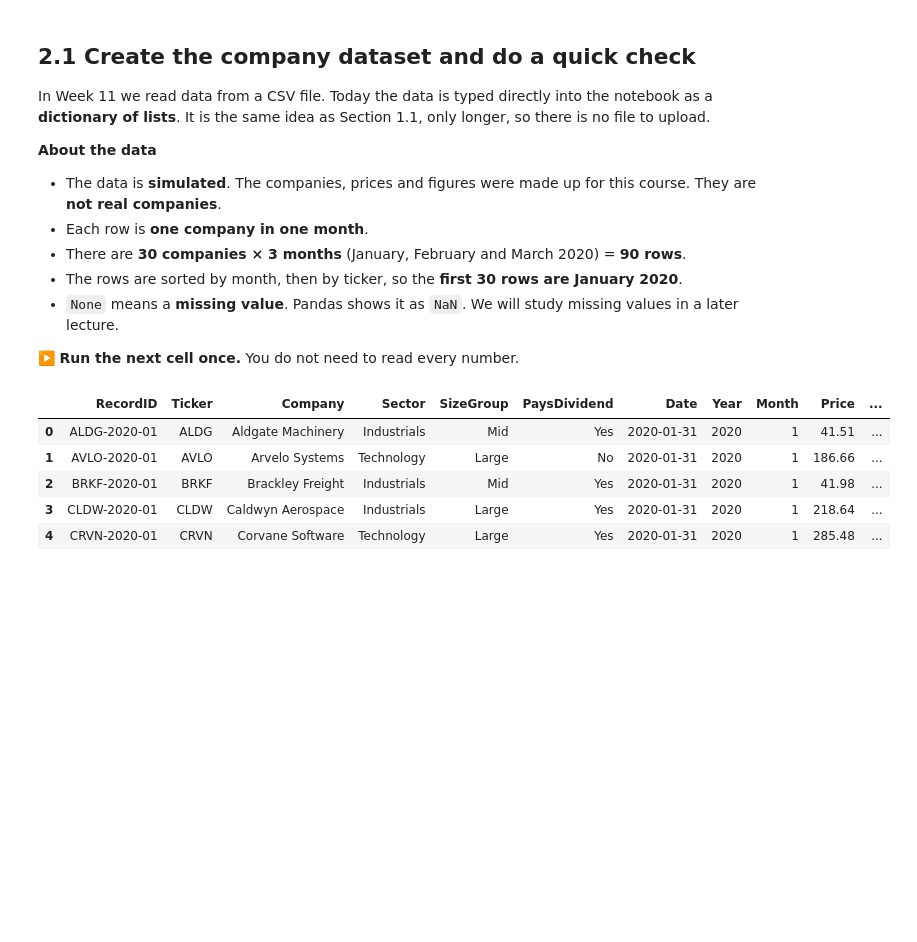
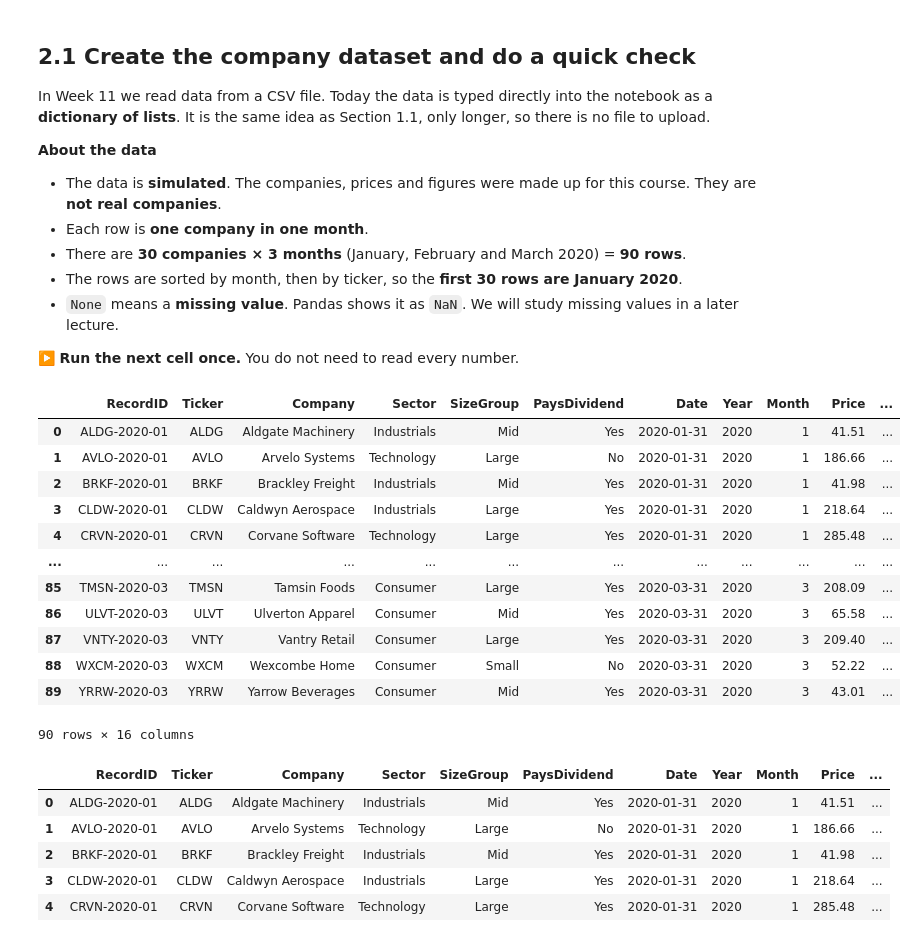
Before and after one commit to clearmindlearn/FIN5780-Fall-2026, a Jupyter notebook: Python-Code/Managing-Data-Panda/data-panda1.ipynb, the cells around one changed output. Drawn from its saved outputs; the diff is of its cells as text; code cells hidden in the pictures; blank space fills up the shorter version.

```diff
--- a/Python-Code/Managing-Data-Panda/data-panda1.ipynb
+++ b/Python-Code/Managing-Data-Panda/data-panda1.ipynb
@@ -497,33 +530,48 @@ company_data = {
         # January 2020
         13.78, 207.1, 20.01, 167.71, 121.64, 68.98, -4.04, 15.58, 937.89, 5.94,
         30.23, -2.98, 0.26, 327.66, 3.92, 53.23, None, 357.07, 30.44, 3.91,
         126.5, 1.23, 5.89, 22.0, 2.84, 199.04, 28.61, 547.0, -2.26, 3.89,
         # February 2020
         6.09, 192.73, 14.68, None, 122.4, 64.83, -4.61, 18.77, 1183.24, 4.79,
         43.83, -1.8, 0.45, 374.17, 1.01, 40.3, 41.4, 337.81, 27.89, 1.95,
         119.0, 1.0, None, 13.34, 3.81, 420.84, 35.82, 286.7, -0.23, -9.78,
         # March 2020
         12.44, 165.46, 20.8, 254.95, 143.13, 80.88, -1.35, 21.56, 793.84, 3.59,
         20.39, None, 1.1, 379.56, 0.4, 61.59, 31.87, 397.15, None, 1.18,
         117.84, 3.37, 2.85, 16.37, 5.14, 498.01, 12.21, 433.81, -2.85, 12.41,
     ],
     "MarketReturn": [
         # January 2020
         -1.38, -1.38, -1.38, -1.38, -1.38, -1.38, -1.38, -1.38, -1.38, -1.38,
         -1.38, -1.38, -1.38, -1.38, -1.38, -1.38, -1.38, -1.38, -1.38, -1.38,
         -1.38, -1.38, -1.38, -1.38, -1.38, -1.38, -1.38, -1.38, -1.38, -1.38,
         # February 2020
         6.47, 6.47, 6.47, 6.47, 6.47, 6.47, 6.47, 6.47, 6.47, 6.47,
         6.47, 6.47, 6.47, 6.47, 6.47, 6.47, 6.47, 6.47, 6.47, 6.47,
         6.47, 6.47, 6.47, 6.47, 6.47, 6.47, 6.47, 6.47, 6.47, 6.47,
         # March 2020
         0.45, 0.45, 0.45, 0.45, 0.45, 0.45, 0.45, 0.45, 0.45, 0.45,
         0.45, 0.45, 0.45, 0.45, 0.45, 0.45, 0.45, 0.45, 0.45, 0.45,
         0.45, 0.45, 0.45, 0.45, 0.45, 0.45, 0.45, 0.45, 0.45, 0.45,
     ],
 }
 
 df = pd.DataFrame(company_data)  # convert the dictionary to a DataFrame
+df
+# %% [output]
+|  | RecordID | Ticker | Company | Sector | SizeGroup | PaysDividend | Date | Year | Month | Price | ... |
+| 0 | ALDG-2020-01 | ALDG | Aldgate Machinery | Industrials | Mid | Yes | 2020-01-31 | 2020 | 1 | 41.51 | ... |
+| 1 | AVLO-2020-01 | AVLO | Arvelo Systems | Technology | Large | No | 2020-01-31 | 2020 | 1 | 186.66 | ... |
+| 2 | BRKF-2020-01 | BRKF | Brackley Freight | Industrials | Mid | Yes | 2020-01-31 | 2020 | 1 | 41.98 | ... |
+| 3 | CLDW-2020-01 | CLDW | Caldwyn Aerospace | Industrials | Large | Yes | 2020-01-31 | 2020 | 1 | 218.64 | ... |
+| 4 | CRVN-2020-01 | CRVN | Corvane Software | Technology | Large | Yes | 2020-01-31 | 2020 | 1 | 285.48 | ... |
+| ... | ... | ... | ... | ... | ... | ... | ... | ... | ... | ... | ... |
+| 85 | TMSN-2020-03 | TMSN | Tamsin Foods | Consumer | Large | Yes | 2020-03-31 | 2020 | 3 | 208.09 | ... |
+| 86 | ULVT-2020-03 | ULVT | Ulverton Apparel | Consumer | Mid | Yes | 2020-03-31 | 2020 | 3 | 65.58 | ... |
+| 87 | VNTY-2020-03 | VNTY | Vantry Retail | Consumer | Large | Yes | 2020-03-31 | 2020 | 3 | 209.40 | ... |
+| 88 | WXCM-2020-03 | WXCM | Wexcombe Home | Consumer | Small | No | 2020-03-31 | 2020 | 3 | 52.22 | ... |
+| 89 | YRRW-2020-03 | YRRW | Yarrow Beverages | Consumer | Mid | Yes | 2020-03-31 | 2020 | 3 | 43.01 | ... |
+90 rows × 16 columns
 # %%
 df.head()  # show the first 5 rows
 # %% [output]
```
Also changed, not shown: parts of 11 cells of this notebook.
